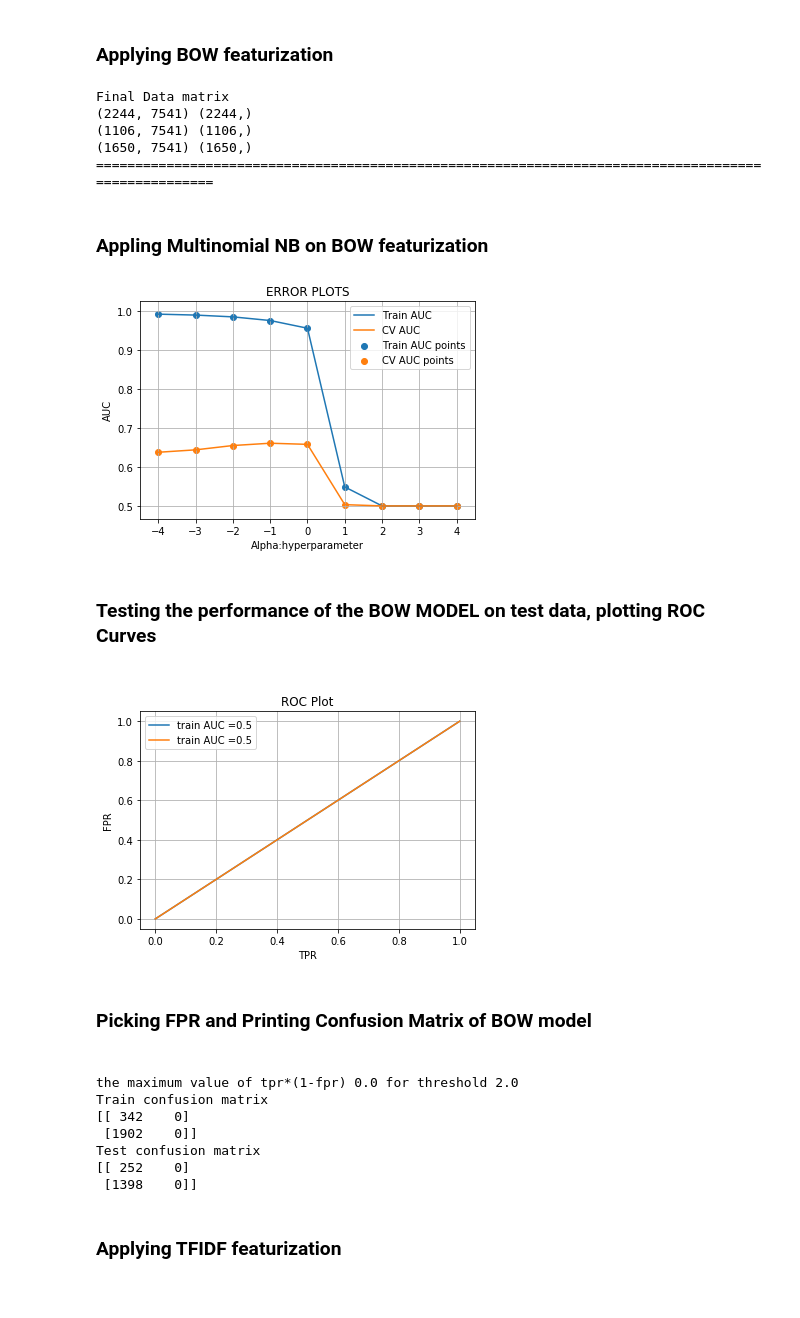
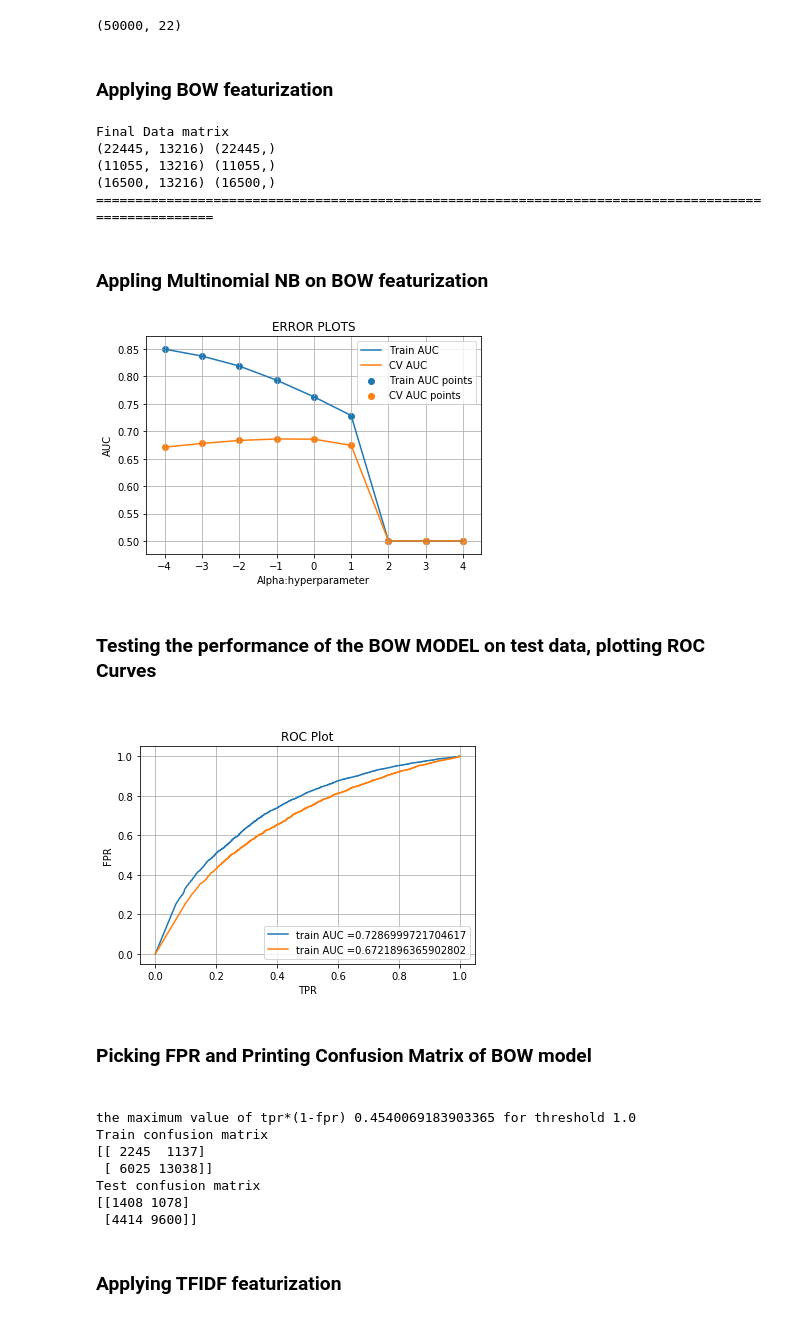
Before and after one commit to skshiraj/Sep_03, a Jupyter notebook: sugurunaresh111@gmail.com_06.ipynb, the cells around one changed output. Drawn from its saved outputs; the diff is of its cells as text; code cells hidden in the pictures.

```diff
--- a/sugurunaresh111@gmail.com_06.ipynb
+++ b/sugurunaresh111@gmail.com_06.ipynb
@@ -28,13 +28,16 @@ from collections import Counter
 [interactive output not drawn]
 # %%
 #loading data:
-data  = pd.read_csv('C:\\Users\\user\\Desktop\\6_Donors_choose_NB\\Preprocessed.csv', nrows=5000)
+data  = pd.read_csv('C:\\Users\\nsuguru\\Desktop\\Preprocessed_Data.csv')
 y = data['project_is_approved'].values
 X = data.drop(['project_is_approved'], axis=1)
 from sklearn.model_selection import train_test_split
 #Splitting data into Train and cross validation(or test): Stratified Sampling
 X_train, X_test, y_train, y_test = train_test_split(X, y, test_size=0.33, stratify=y)
 X_train, X_cv, y_train, y_cv = train_test_split(X_train, y_train, test_size=0.33, stratify=y_train)
+data.shape
+# %% [output]
+(50000, 22)
 # %% [markdown]
 <h3>Applying BOW featurization</h3>
 # %%
@@ -97,9 +100,9 @@ print(X_te.shape, y_test.shape)
 print("="*100)
 # %% [output]
 Final Data matrix
-(2244, 7541) (2244,)
-(1106, 7541) (1106,)
-(1650, 7541) (1650,)
+(22445, 13216) (22445,)
+(11055, 13216) (11055,)
+(16500, 13216) (16500,)
 ====================================================================================================
 # %% [markdown]
 <h3>Appling Multinomial NB on BOW featurization</h3>
@@ -112,7 +115,7 @@ cv_auc = []
 y_train_pred=[]
 y_cv_pred=[]
 #Hyper parameter Tuning:
-Alpha_values = [ 0.0001,0.001,0.01,0.1,1,10,100,1000,10000]
+Alpha_values = [0.0001,0.001,0.01,0.1,1,10,100,1000,10000]
 Alpha_log_values=[-4,-3,-2,-1,0,1,2,3,4]
 for i in tqdm(Alpha_values):
     clf = MultinomialNB(alpha=i)
@@ -137,30 +140,31 @@ plt.title("ERROR PLOTS")
 plt.grid()
 plt.show()
 # %% [output]
-[figure, old version]
+[figure, new version]
 # %% [markdown]
 <h3>Testing the performance of the BOW MODEL on test data, plotting ROC Curves<h3/>
 # %%
 #choosing the best_alpha based on forloop results
-best_alpha=100
+best_alpha_bow=10
 from sklearn.metrics import roc_curve, auc
 from sklearn.naive_bayes import MultinomialNB
-clf = MultinomialNB(alpha=best_alpha)
+clf = MultinomialNB(alpha=best_alpha_bow)
 clf.fit(X_tr, y_train)
 y_train_pred = clf.predict_proba(X_tr)[:,1]
 y_test_pred = clf.predict_proba(X_te)[:,1]
 train_fpr, train_tpr, tr_thresholds = roc_curve(y_train, y_train_pred)
 test_fpr, test_tpr, te_thresholds = roc_curve(y_test, y_test_pred)
 plt.plot(train_fpr, train_tpr, label="train AUC ="+str(auc(train_fpr, train_tpr)))
 plt.plot(test_fpr, test_tpr, label="train AUC ="+str(auc(test_fpr, test_tpr)))
+auc_bow=auc(train_fpr, train_tpr)
 plt.legend()
 plt.xlabel("TPR")
 plt.ylabel("FPR")
 plt.title("ROC Plot")
 plt.grid()
 plt.show()
 # %% [output]
-[figure, old version]
+[figure, new version]
 # %% [markdown]
 <h3>Picking FPR and Printing Confusion Matrix of BOW model<h3/>
 # %%
@@ -186,13 +190,13 @@ print(confusion_matrix(y_train, predict_with_best_t(y_train_pred, best_t)))
 print("Test confusion matrix")
 print(confusion_matrix(y_test, predict_with_best_t(y_test_pred, best_t)))
 # %% [output]
-the maximum value of tpr*(1-fpr) 0.0 for threshold 2.0
+the maximum value of tpr*(1-fpr) 0.4540069183903365 for threshold 1.0
 Train confusion matrix
-[[ 342    0]
- [1902    0]]
+[[ 2245  1137]
+ [ 6025 13038]]
 Test confusion matrix
-[[ 252    0]
- [1398    0]]
+[[1408 1078]
+ [4414 9600]]
 # %% [markdown]
 <h3> Applying TFIDF featurization</h3>
 # %%
```
Also changed, not shown: parts of 7 cells of this notebook, 1 other file.
